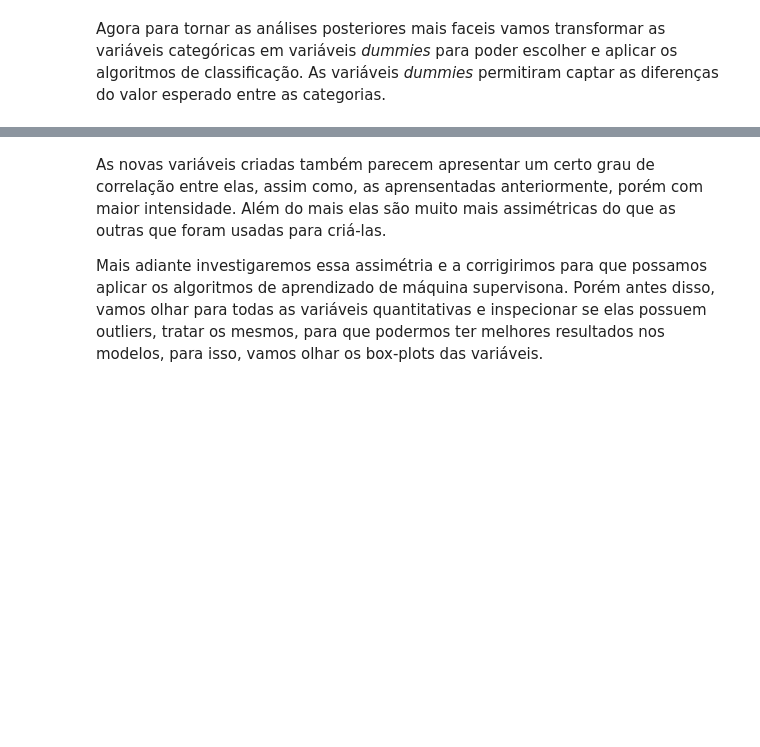
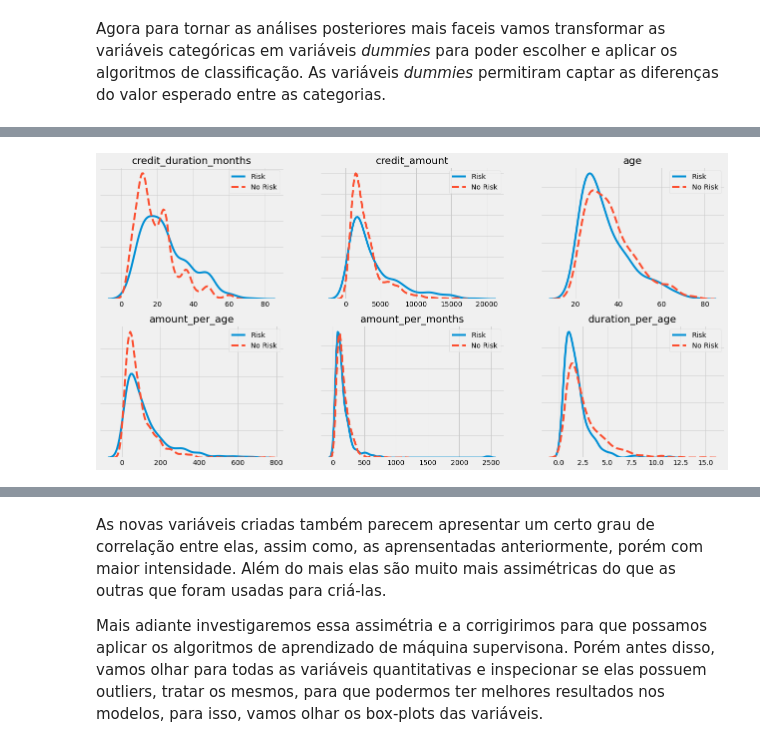
Before and after one commit to bobcastaldeli/Credit-Risk-Analysis, a Jupyter notebook: Credit_Risk_Analysis.ipynb, the cells around one changed output, grey strips where cells are left out. Cells and saved outputs as stored; diff of their text form; code cells hidden in the pictures; blank space fills up the shorter version.

```diff
--- a/Credit_Risk_Analysis.ipynb
+++ b/Credit_Risk_Analysis.ipynb
@@ -392,0 +320,19 @@ quantitative_cols.describe()
+# %%
+# Cria um subplot de dimensões 3 x 3
+
+# Plota um gráfico de densidade para cada variável segmentados por com e sem risco
+for idx, col in enumerate(df[quant_cols]):
+    ax = plt.subplot(2,3,idx+1)
+    ax.yaxis.set_ticklabels([])
+    sns.distplot(df.loc[df.credit_rating == 0][col], hist=False, axlabel= False,
+    kde_kws={'linestyle':'-',
+             'label':"Risk"})
+    sns.distplot(df.loc[df.credit_rating == 1][col], hist=False, axlabel= False,
+    kde_kws={'linestyle':'--',
+             'label':"No Risk"})
+    ax.set_title(col)
+
+# Mostra o gráfico
+plt.show()
+# %% [output]
+[figure, added]
```
Also changed, not shown: parts of 25 cells of this notebook.
